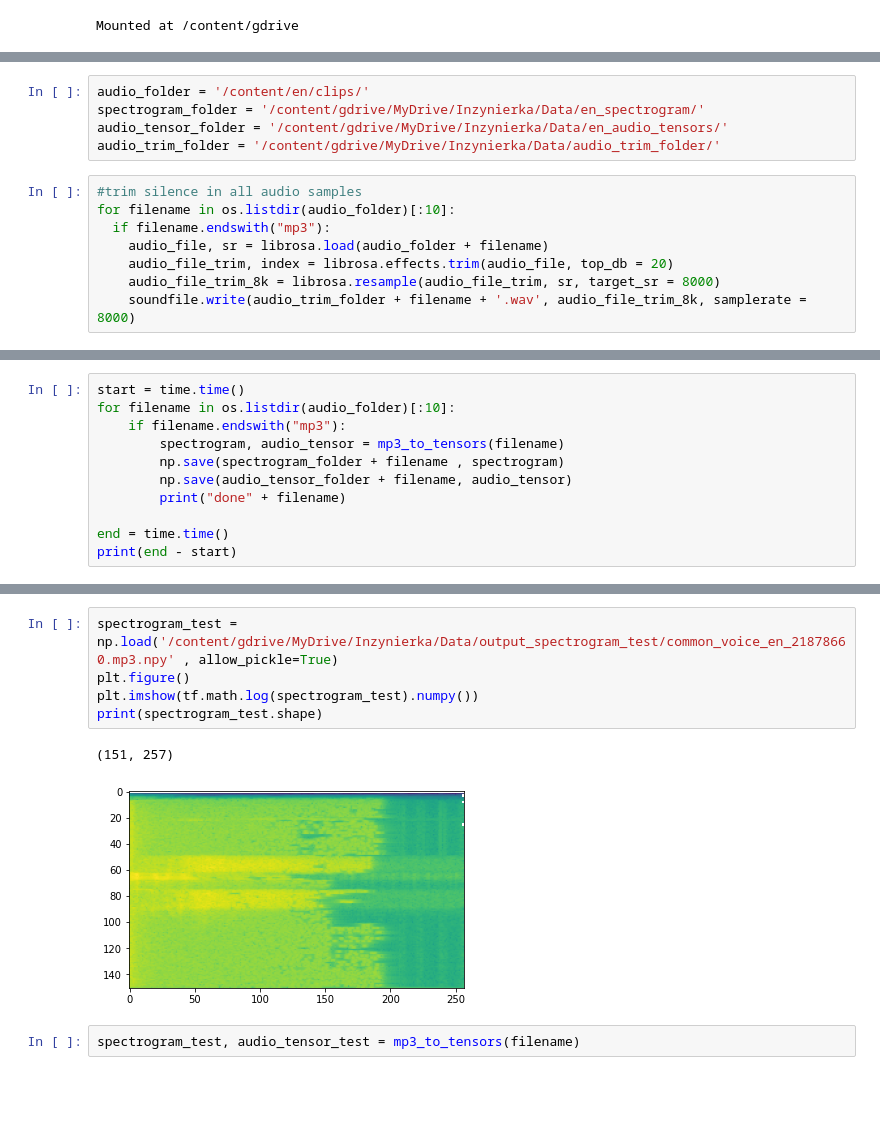
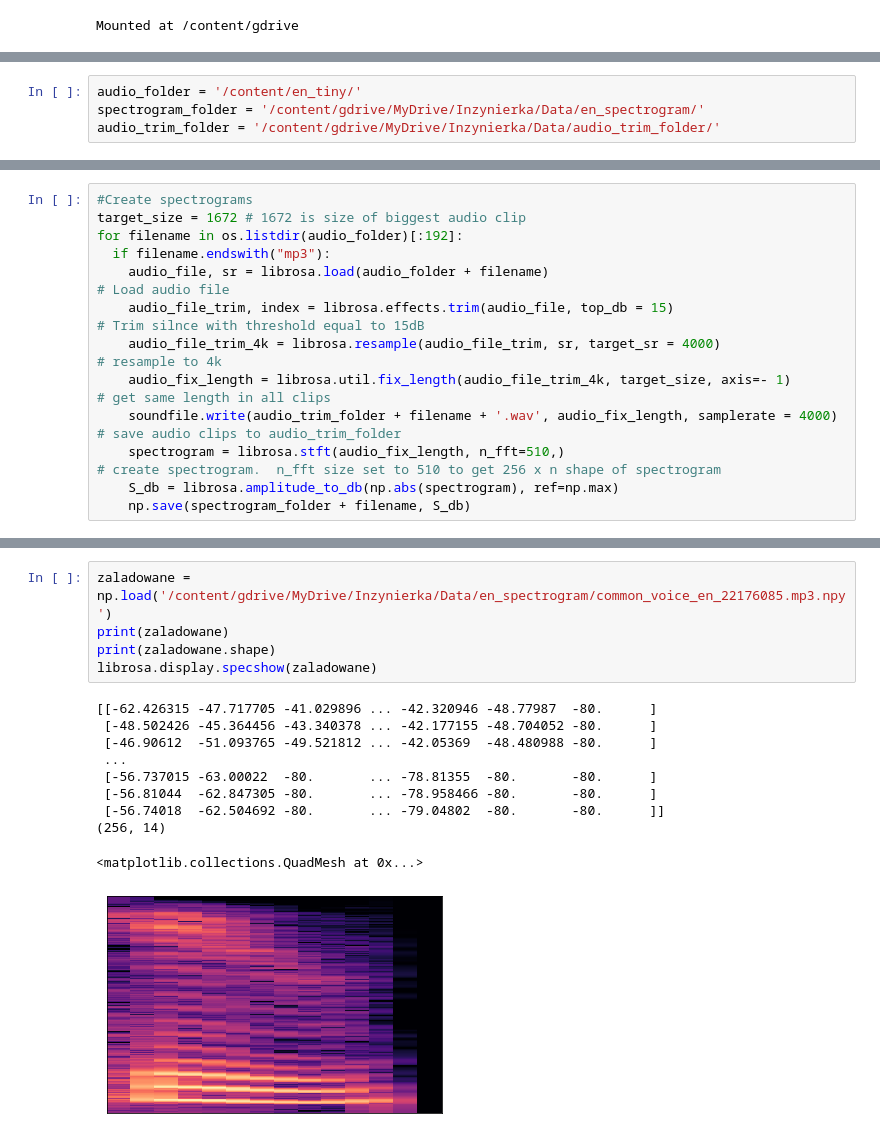
Before and after one commit to MrCogito/Spectrogram-Generator, a Jupyter notebook: Data_preprocessing.ipynb, the cells around one changed output, grey strips where cells are left out. Drawn from its saved outputs; the diff is of its cells as text; blank space fills up the shorter version.

Commit message:
Create spectrogram with librosa

```diff
--- a/Data_preprocessing.ipynb
+++ b/Data_preprocessing.ipynb
@@ -44,13 +23,4 @@ Mounted at /content/gdrive
 # %%
-audio_folder = '/content/en/clips/'
+audio_folder = '/content/en_tiny/'
 spectrogram_folder = '/content/gdrive/MyDrive/Inzynierka/Data/en_spectrogram/'
-audio_tensor_folder = '/content/gdrive/MyDrive/Inzynierka/Data/en_audio_tensors/'
 audio_trim_folder = '/content/gdrive/MyDrive/Inzynierka/Data/audio_trim_folder/'
-# %%
-#trim silence in all audio samples
-for filename in os.listdir(audio_folder)[:10]:
-  if filename.endswith("mp3"):
-    audio_file, sr = librosa.load(audio_folder + filename)
-    audio_file_trim, index = librosa.effects.trim(audio_file, top_db = 20)
-    audio_file_trim_8k = librosa.resample(audio_file_trim, sr, target_sr = 8000)
-    soundfile.write(audio_trim_folder + filename + '.wav', audio_file_trim_8k, samplerate = 8000)
@@ -67,11 +26,0 @@ import time
-# %%
-start = time.time()
-for filename in os.listdir(audio_folder)[:10]:
-    if filename.endswith("mp3"):
-        spectrogram, audio_tensor = mp3_to_tensors(filename)
-        np.save(spectrogram_folder + filename , spectrogram)
-        np.save(audio_tensor_folder + filename, audio_tensor)
-        print("done" + filename)
-
-end = time.time()
-print(end - start)
@@ -132,0 +27,13 @@ tf.Tensor([ 94 257], shape=(2,), dtype=int32)
+# %%
+#Create spectrograms
+target_size = 1672 # 1672 is size of biggest audio clip
+for filename in os.listdir(audio_folder)[:192]:
+  if filename.endswith("mp3"):
+    audio_file, sr = librosa.load(audio_folder + filename)                                      # Load audio file
+    audio_file_trim, index = librosa.effects.trim(audio_file, top_db = 15)                      # Trim silnce with threshold equal to 15dB
+    audio_file_trim_4k = librosa.resample(audio_file_trim, sr, target_sr = 4000)                # resample to 4k
+    audio_fix_length = librosa.util.fix_length(audio_file_trim_4k, target_size, axis=- 1)       # get same length in all clips
+    soundfile.write(audio_trim_folder + filename + '.wav', audio_fix_length, samplerate = 4000) # save audio clips to audio_trim_folder
+    spectrogram = librosa.stft(audio_fix_length, n_fft=510,)                                    # create spectrogram.  n_fft size set to 510 to get 256 x n shape of spectrogram
+    S_db = librosa.amplitude_to_db(np.abs(spectrogram), ref=np.max)
+    np.save(spectrogram_folder + filename, S_db)
@@ -133,10 +53,16 @@ tf.Tensor([ 94 257], shape=(2,), dtype=int32)
 # %%
-spectrogram_test = np.load('/content/gdrive/MyDrive/Inzynierka/Data/output_spectrogram_test/common_voice_en_21878660.mp3.npy' , allow_pickle=True)
-plt.figure()
-plt.imshow(tf.math.log(spectrogram_test).numpy())
-print(spectrogram_test.shape)
+zaladowane = np.load('/content/gdrive/MyDrive/Inzynierka/Data/en_spectrogram/common_voice_en_22176085.mp3.npy')
+print(zaladowane)
+print(zaladowane.shape)
+librosa.display.specshow(zaladowane)
 # %% [output]
-(151, 257)
+[[-62.426315 -47.717705 -41.029896 ... -42.320946 -48.77987  -80.      ]
+ [-48.502426 -45.364456 -43.340378 ... -42.177155 -48.704052 -80.      ]
+ [-46.90612  -51.093765 -49.521812 ... -42.05369  -48.480988 -80.      ]
+ ...
+ [-56.737015 -63.00022  -80.       ... -78.81355  -80.       -80.      ]
+ [-56.81044  -62.847305 -80.       ... -78.958466 -80.       -80.      ]
+ [-56.74018  -62.504692 -80.       ... -79.04802  -80.       -80.      ]]
+(256, 14)
+<matplotlib.collections.QuadMesh at 0x...>
-[figure, old version]
+[figure, new version]
-# %%
-spectrogram_test, audio_tensor_test = mp3_to_tensors(filename)
```
Also changed, not shown: parts of 8 cells of this notebook.
